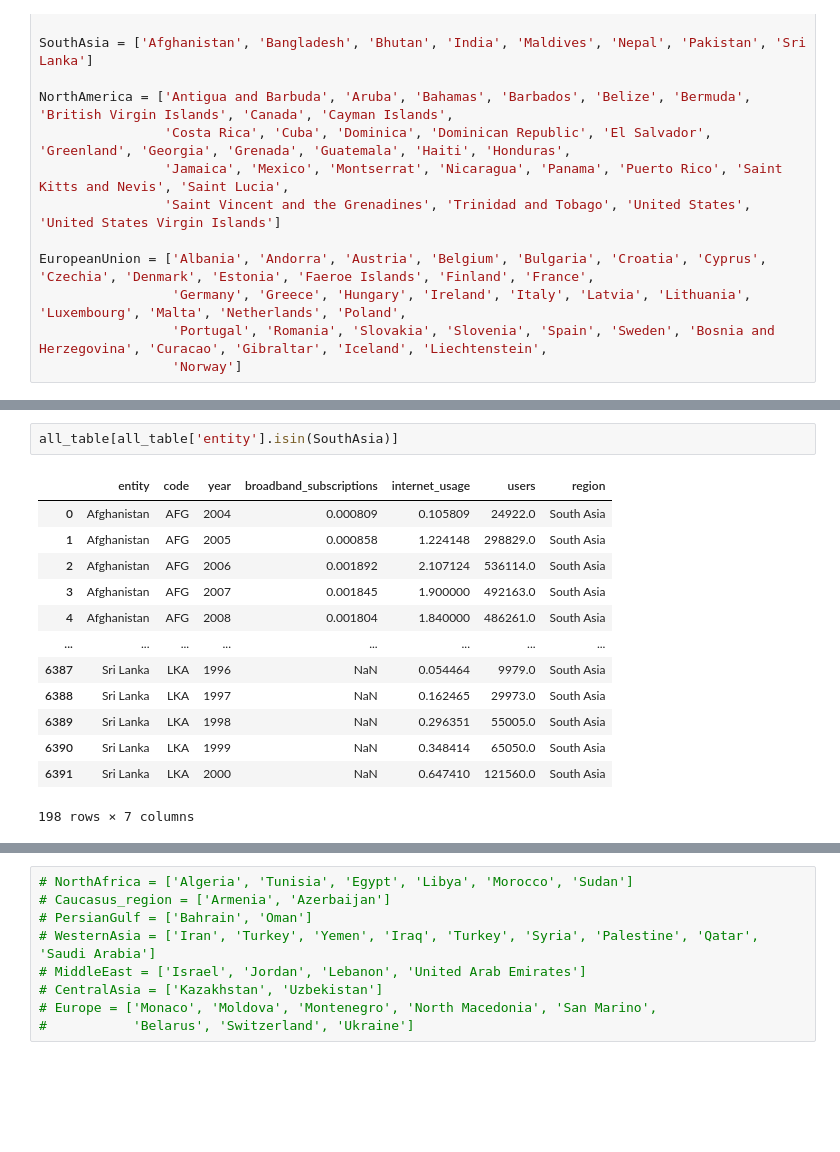
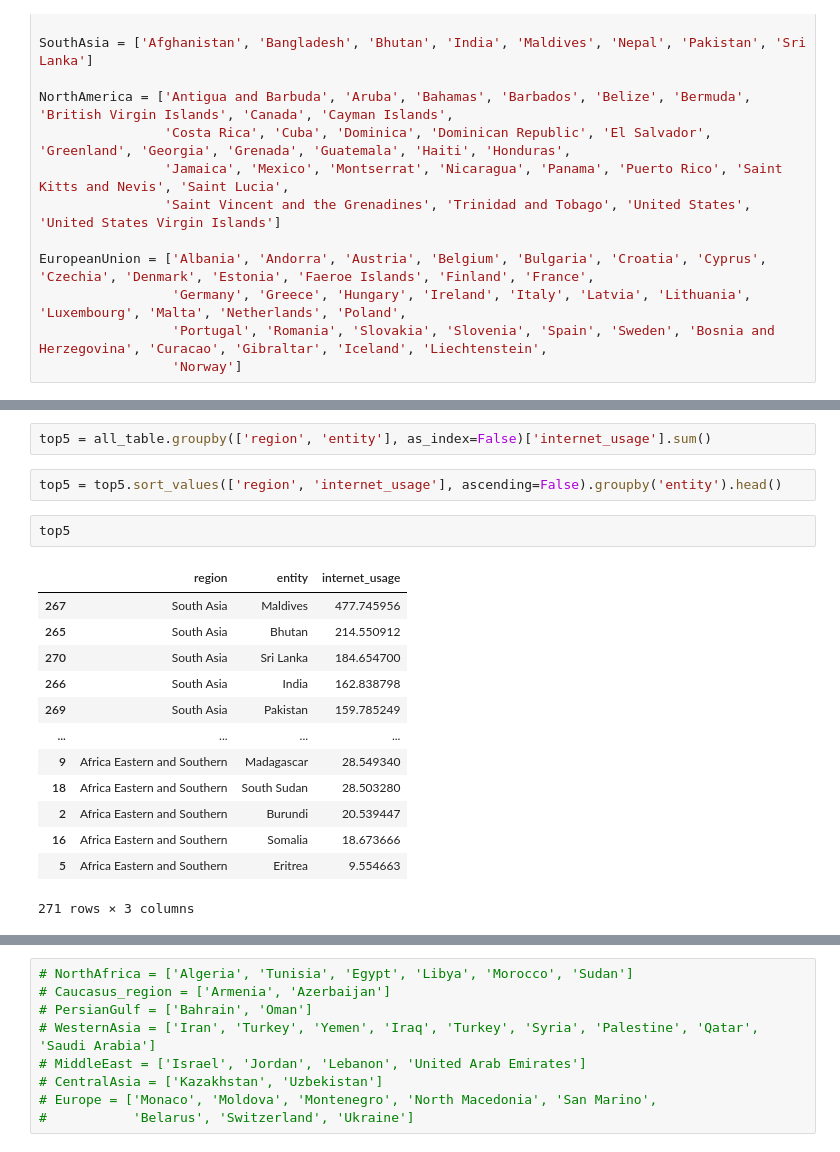
Before and after one commit to TelRich/World_Access_to_the_Internet, a Jupyter notebook: notebook.ipynb, the cells around one changed output, grey strips where cells are left out. Drawn from its saved outputs; the diff is of its cells as text; blank space fills up the shorter version.

```diff
--- a/notebook.ipynb
+++ b/notebook.ipynb
@@ -613,16 +559,20 @@ all_table
-# %%
-all_table[all_table['entity'].isin(SouthAsia)]
-# %% [output]
-|  | entity | code | year | broadband_subscriptions | internet_usage | users | region |
-| 0 | Afghanistan | AFG | 2004 | 0.000809 | 0.105809 | 24922.0 | South Asia |
-| 1 | Afghanistan | AFG | 2005 | 0.000858 | 1.224148 | 298829.0 | South Asia |
-| 2 | Afghanistan | AFG | 2006 | 0.001892 | 2.107124 | 536114.0 | South Asia |
-| 3 | Afghanistan | AFG | 2007 | 0.001845 | 1.900000 | 492163.0 | South Asia |
-| 4 | Afghanistan | AFG | 2008 | 0.001804 | 1.840000 | 486261.0 | South Asia |
-| ... | ... | ... | ... | ... | ... | ... | ... |
-| 6387 | Sri Lanka | LKA | 1996 | NaN | 0.054464 | 9979.0 | South Asia |
-| 6388 | Sri Lanka | LKA | 1997 | NaN | 0.162465 | 29973.0 | South Asia |
-| 6389 | Sri Lanka | LKA | 1998 | NaN | 0.296351 | 55005.0 | South Asia |
-| 6390 | Sri Lanka | LKA | 1999 | NaN | 0.348414 | 65050.0 | South Asia |
-| 6391 | Sri Lanka | LKA | 2000 | NaN | 0.647410 | 121560.0 | South Asia |
-198 rows × 7 columns
+# %%
+top5 = all_table.groupby(['region', 'entity'], as_index=False)['internet_usage'].sum()
+# %%
+top5 = top5.sort_values(['region', 'internet_usage'], ascending=False).groupby('entity').head()
+# %%
+top5
+# %% [output]
+|  | region | entity | internet_usage |
+| 267 | South Asia | Maldives | 477.745956 |
+| 265 | South Asia | Bhutan | 214.550912 |
+| 270 | South Asia | Sri Lanka | 184.654700 |
+| 266 | South Asia | India | 162.838798 |
+| 269 | South Asia | Pakistan | 159.785249 |
+| ... | ... | ... | ... |
+| 9 | Africa Eastern and Southern | Madagascar | 28.549340 |
+| 18 | Africa Eastern and Southern | South Sudan | 28.503280 |
+| 2 | Africa Eastern and Southern | Burundi | 20.539447 |
+| 16 | Africa Eastern and Southern | Somalia | 18.673666 |
+| 5 | Africa Eastern and Southern | Eritrea | 9.554663 |
+271 rows × 3 columns
```
Also changed, not shown: parts of 14 cells of this notebook.
